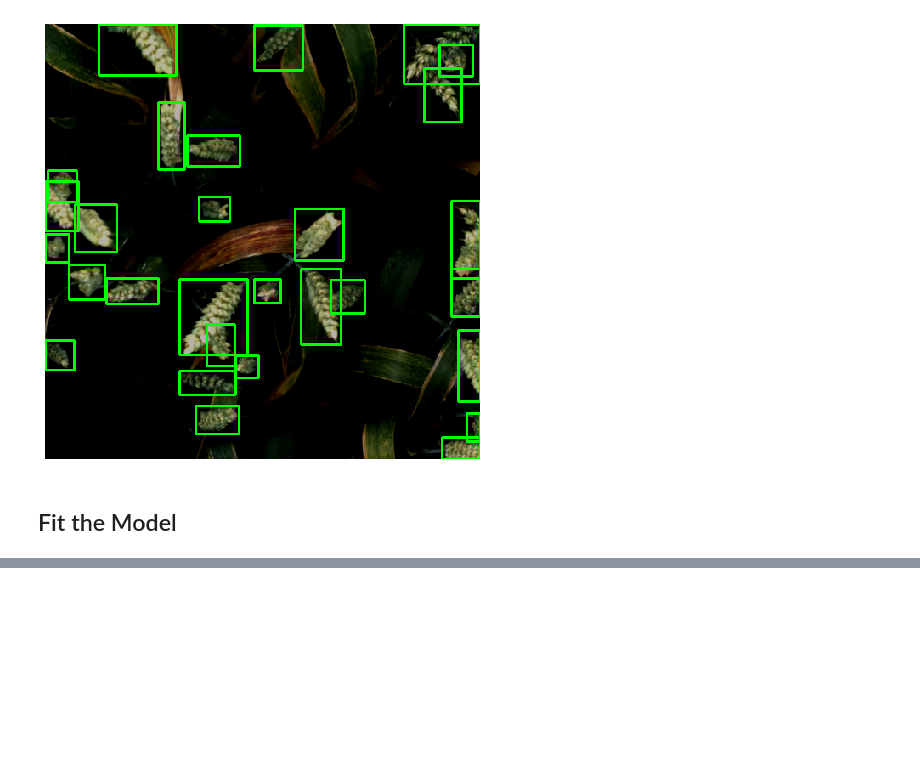
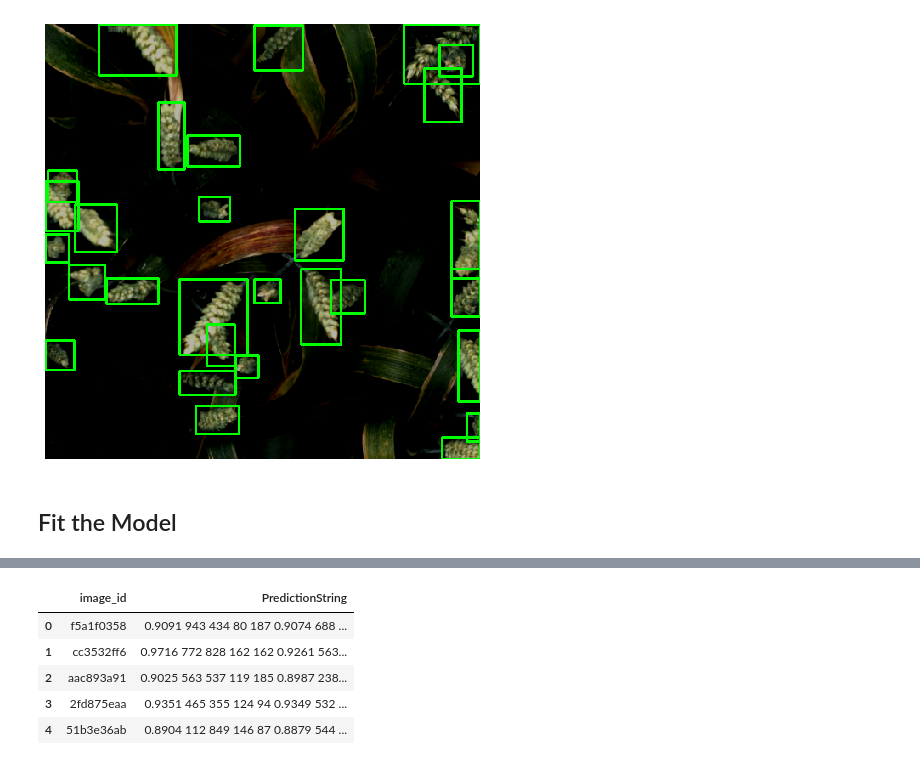
Before and after one commit to Lexie88rus/GlobalWheatDetection, a Jupyter notebook: OpenWheat-EfficientDet.ipynb, the cells around one changed output, grey strips where cells are left out. Drawn from its saved outputs; the diff is of its cells as text; code cells hidden in the pictures; blank space fills up the shorter version.

```diff
--- a/OpenWheat-EfficientDet.ipynb
+++ b/OpenWheat-EfficientDet.ipynb
@@ -525,0 +569,17 @@ Train Step 147/337, summary_loss: 0.56157, time: 105.84010
+# %%
+dataset = DatasetRetriever(
+    image_ids=np.array([path.split('/')[-1][:-4] for path in glob(f'{DATA_ROOT_PATH}/*.jpg')]),
+    transforms=get_valid_transforms()
+)
+
+def collate_fn(batch):
+    return tuple(zip(*batch))
+
+data_loader = DataLoader(
+    dataset,
+    batch_size=2,
+    shuffle=False,
+    num_workers=4,
+    drop_last=False,
+    collate_fn=collate_fn
+)
@@ -525,0 +656,35 @@ Train Step 147/337, summary_loss: 0.56157, time: 105.84010
+# %%
+def format_prediction_string(boxes, scores):
+    pred_strings = []
+    for j in zip(scores, boxes):
+        pred_strings.append("{0:.4f} {1} {2} {3} {4}".format(j[0], j[1][0], j[1][1], j[1][2], j[1][3]))
+    return " ".join(pred_strings)
+# %%
+results = []
+
+for images, image_ids in data_loader:
+    predictions = make_predictions(inference_net, images)
+    for i, image in enumerate(images):
+        boxes, scores, labels = run_wbf(predictions, image_index=i)
+        boxes = (boxes*2).astype(np.int32).clip(min=0, max=1023)
+        image_id = image_ids[i]
+
+        boxes[:, 2] = boxes[:, 2] - boxes[:, 0]
+        boxes[:, 3] = boxes[:, 3] - boxes[:, 1]
+
+        result = {
+            'image_id': image_id,
+            'PredictionString': format_prediction_string(boxes, scores)
+        }
+        results.append(result)
+# %%
+test_df = pd.DataFrame(results, columns=['image_id', 'PredictionString'])
+test_df.to_csv('submission.csv', index=False)
+test_df.head()
+# %% [output]
+|  | image_id | PredictionString |
+| 0 | f5a1f0358 | 0.9091 943 434 80 187 0.9074 688 ... |
+| 1 | cc3532ff6 | 0.9716 772 828 162 162 0.9261 563... |
+| 2 | aac893a91 | 0.9025 563 537 119 185 0.8987 238... |
+| 3 | 2fd875eaa | 0.9351 465 355 124 94 0.9349 532 ... |
+| 4 | 51b3e36ab | 0.8904 112 849 146 87 0.8879 544 ... |
```
Also changed, not shown: parts of 9 cells of this notebook.
